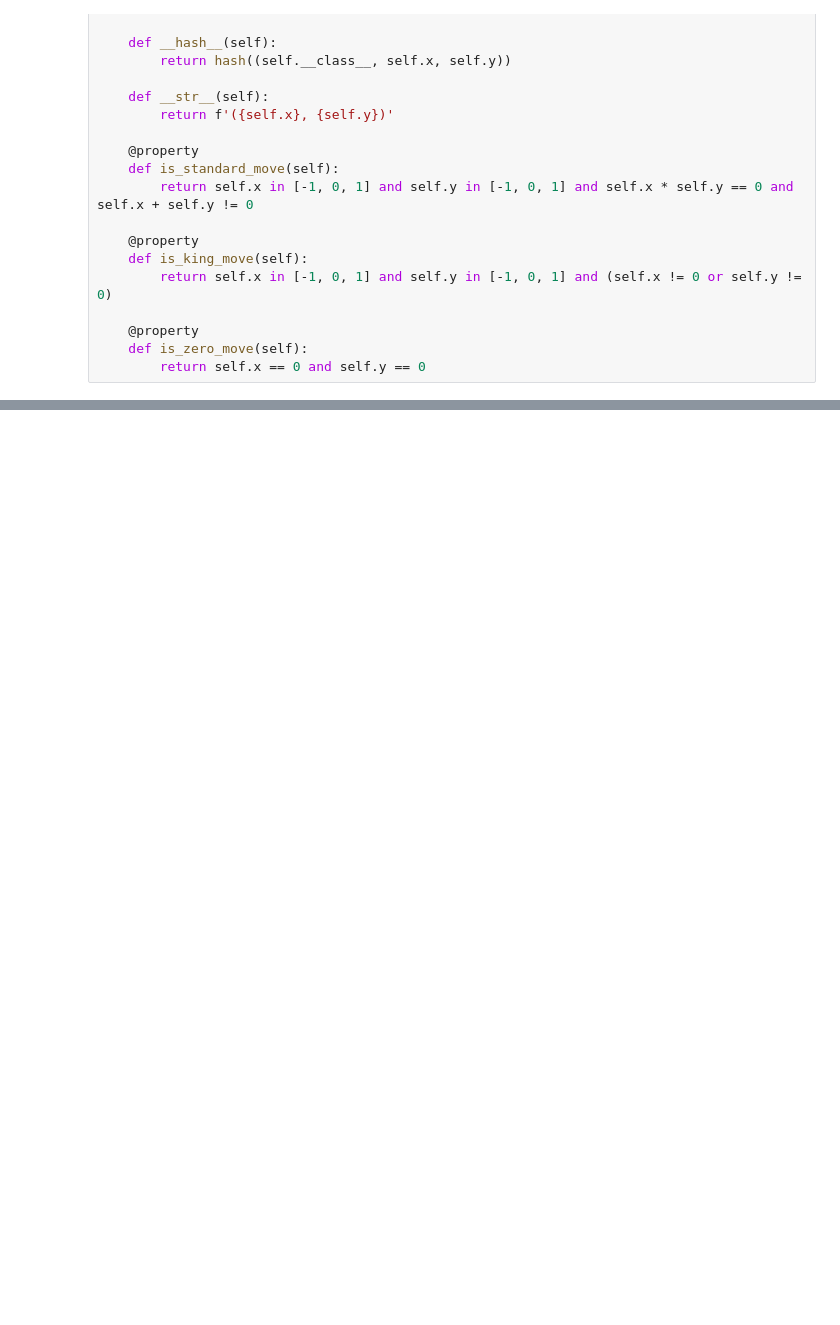
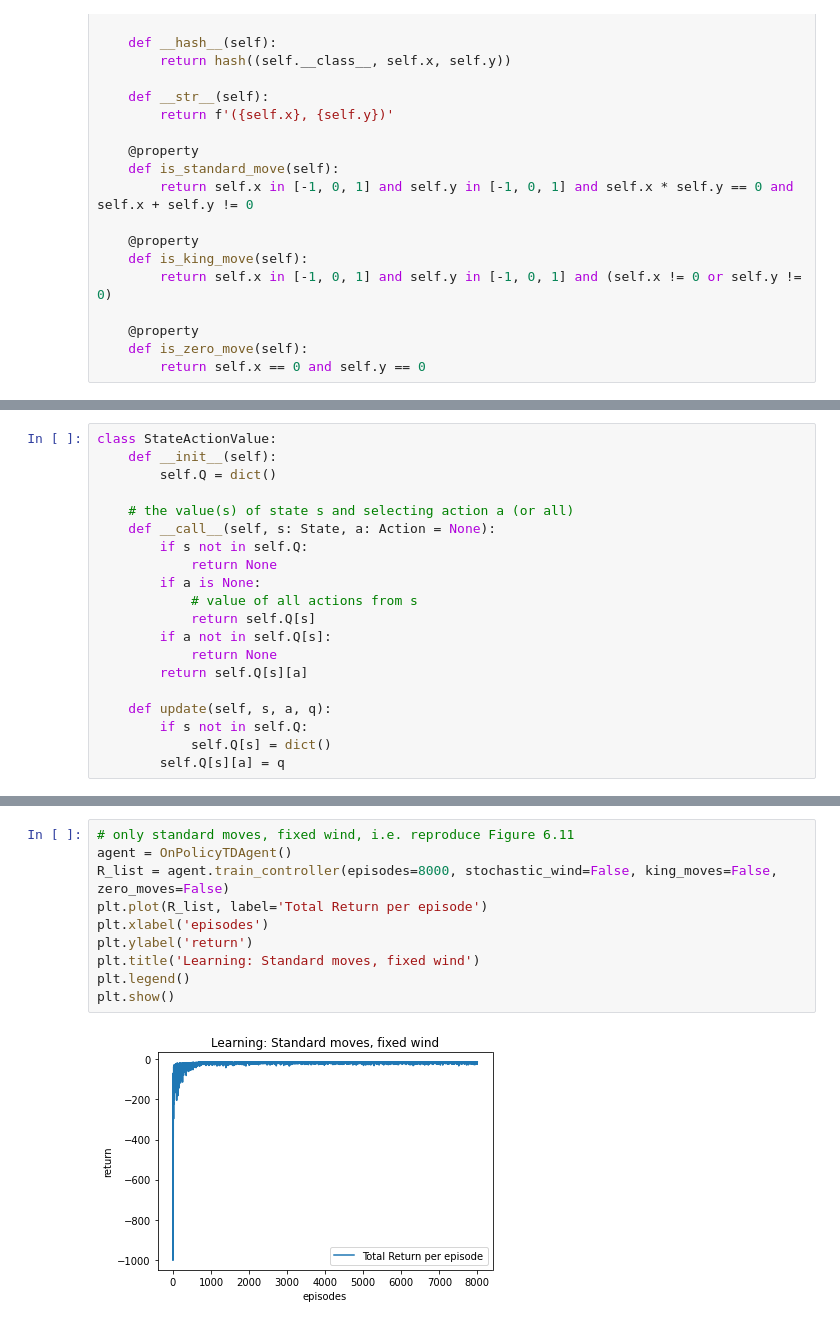
Before and after one commit to pacalab/rl_sutton_barto, a Jupyter notebook: Chapter_6/Chapter_6.ipynb, the cells around one changed output, grey strips where cells are left out. Cells and saved outputs as stored; diff of their text form; blank space fills up the shorter version.

```diff
--- a/Chapter_6/Chapter_6.ipynb
+++ b/Chapter_6/Chapter_6.ipynb
@@ -247,0 +243,20 @@ class RandomAgent:
+# %%
+class StateActionValue:
+    def __init__(self):
+        self.Q = dict()
+
+    # the value(s) of state s and selecting action a (or all)
+    def __call__(self, s: State, a: Action = None):
+        if s not in self.Q:
+            return None
+        if a is None:
+            # value of all actions from s
+            return self.Q[s]
+        if a not in self.Q[s]:
+            return None
+        return self.Q[s][a]
+
+    def update(self, s, a, q):
+        if s not in self.Q:
+            self.Q[s] = dict()
+        self.Q[s][a] = q
@@ -247,0 +374,12 @@ class RandomAgent:
+# %%
+# only standard moves, fixed wind, i.e. reproduce Figure 6.11
+agent = OnPolicyTDAgent()
+R_list = agent.train_controller(episodes=8000, stochastic_wind=False, king_moves=False, zero_moves=False)
+plt.plot(R_list, label='Total Return per episode')
+plt.xlabel('episodes')
+plt.ylabel('return')
+plt.title('Learning: Standard moves, fixed wind')
+plt.legend()
+plt.show()
+# %% [output]
+[figure, added]
```
Also changed, not shown: parts of 13 cells of this notebook.
